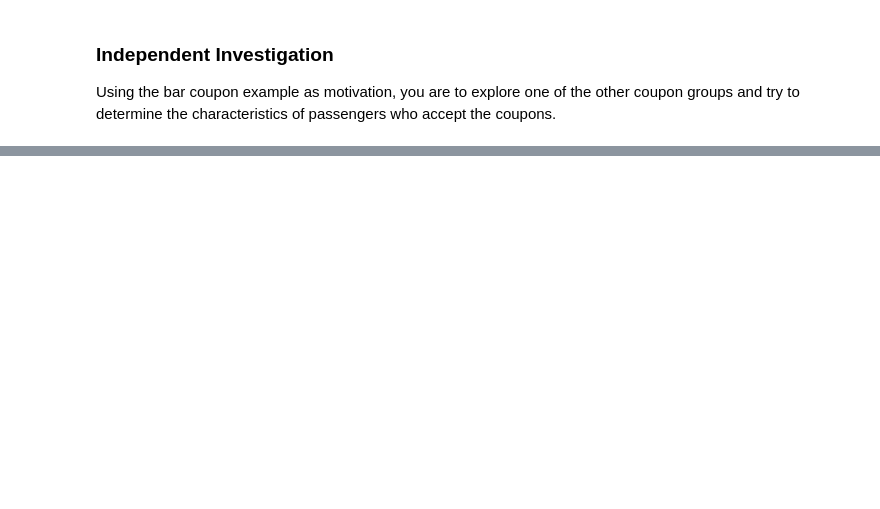
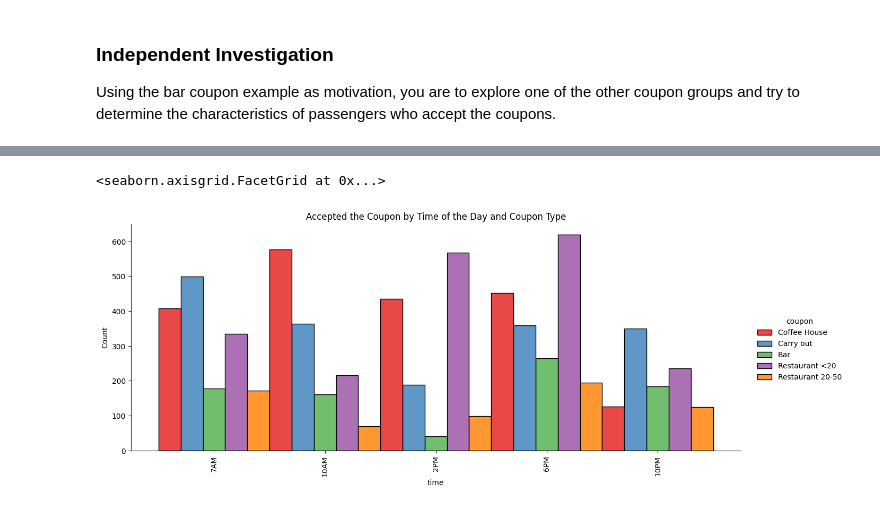
Before and after one commit to maugomez77/kraftwerk, a Jupyter notebook: module_5/assignment_5.1/Mauricio_prompt.ipynb, the cells around one changed output, grey strips where cells are left out. Drawn from its saved outputs; the diff is of its cells as text; code cells hidden in the pictures; blank space fills up the shorter version.

```diff
--- a/module_5/assignment_5.1/Mauricio_prompt.ipynb
+++ b/module_5/assignment_5.1/Mauricio_prompt.ipynb
@@ -531,0 +547,38 @@ Using the bar coupon example as motivation, you are to explore one of the other
+# %%
+## Have some re-order about the data to make it more readable
+data['time'] = pd.Categorical(
+    data['time'],
+    categories=["7AM", "10AM", "2PM", "6PM", "10PM"],
+    ordered=True)
+
+data.loc[ data["coupon"] == "Coffee House", "coupon" ]           = "Coffee House"
+data.loc[ data["coupon"] == "Restaurant(<20)", "coupon" ]        = "Restaurant <20"
+data.loc[ data["coupon"] == "Carry out & Take away", "coupon" ]  = "Carry out"
+data.loc[ data["coupon"] == "Bar", "coupon" ]                    = "Bar"
+data.loc[ data["coupon"] == "Restaurant(20-50)", "coupon" ]      = "Restaurant 20-50"
+data['coupon'] = pd.Categorical(
+    data['coupon'],
+    categories=["Coffee House", "Carry out", "Bar", "Restaurant <20", "Restaurant 20-50"],
+    ordered=True)
+
+data.loc[ data["income"] == "Less than $12500", "income" ] = "0 - 12500"
+data.loc[ data["income"] == "$12500 - $24999", "income" ] = "12500 - 24999"
+data.loc[ data["income"] == "$25000 - $37499", "income" ] = "25000 - 37499"
+data.loc[ data["income"] == "$37500 - $49999", "income" ] = "37500 - 49999"
+data.loc[ data["income"] == "$50000 - $62499", "income" ] = "50000 - 62499"
+data.loc[ data["income"] == "$62500 - $74999", "income" ] = "62500 - 74999"
+data.loc[ data["income"] == "$75000 - $87499", "income" ] = "75000 - 87499"
+data.loc[ data["income"] == "$87500 - $99999", "income" ] = "87500 - 99999"
+data.loc[ data["income"] == "$100000 or More", "income" ] = "100000 - 999999"
+data['income'] = pd.Categorical(
+    data['income'],
+    categories=['0 - 12500', '12500 - 24999', '25000 - 37499', '37500 - 49999', '50000 - 62499', '62500 - 74999', '75000 - 87499', '87500 - 99999', '100000 - 999999'],
+    ordered=True)
+
+## make a histogram plot comparing counts of drivers who Y = 1 vs the type of coupon and time of the day
+ax = sns.displot(data=data.query("Y == 1"), x='time', hue='coupon', multiple='dodge', height=5, aspect=2.5, legend=True, palette="Set1", alpha=0.8)
+plt.xticks(rotation=90)
+ax.set(title='Accepted the Coupon by Time of the Day and Coupon Type')
+# %% [output]
+<seaborn.axisgrid.FacetGrid at 0x...>
+[figure, added]
```
Also changed, not shown: parts of 13 cells of this notebook, 1 other file.
